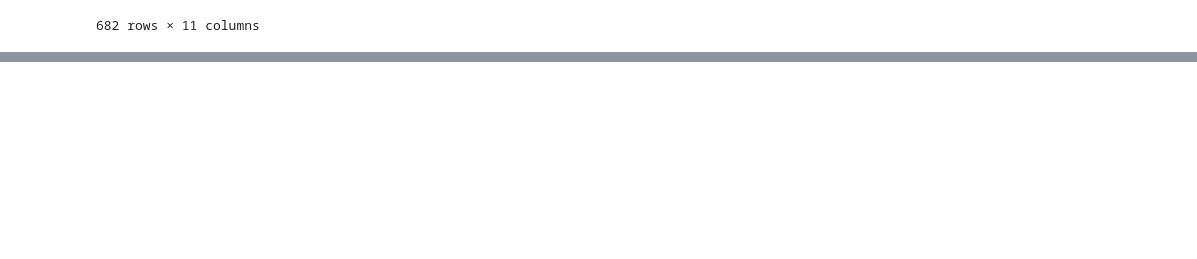
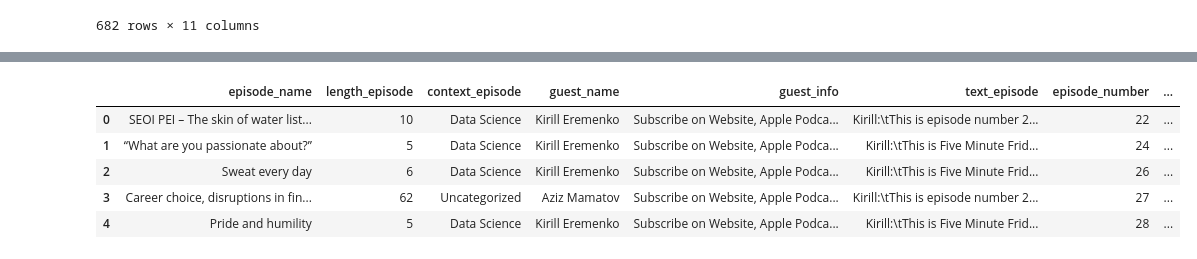
Before and after one commit to ashamaheshwari/SDS_podcast_analysis, a Jupyter notebook: notebooks/SDS_Text_Cleaning_2.ipynb, the cells around one changed output, grey strips where cells are left out. Drawn from its saved outputs; the diff is of its cells as text; code cells hidden in the pictures; blank space fills up the shorter version.

```diff
--- a/notebooks/SDS_Text_Cleaning_2.ipynb
+++ b/notebooks/SDS_Text_Cleaning_2.ipynb
@@ -261,0 +249,15 @@ sds['text_episode'].loc[151]
+# %%
+# function to create dataframe with non datascience episodes
+def subset_by_episode_name(df, episode_names):
+    return df[df['episode_name'].isin(episode_names)]
+# %%
+non_datascience = subset_by_episode_name(sds, topics).reset_index(drop = True)
+# %%
+non_datascience.head()
+# %% [output]
+|  | episode_name | length_episode | context_episode | guest_name | guest_info | text_episode | episode_number | ... |
+| 0 | SEOI PEI – The skin of water list... | 10 | Data Science | Kirill Eremenko | Subscribe on Website, Apple Podca... | Kirill:\tThis is episode number 2... | 22 | ... |
+| 1 | “What are you passionate about?” | 5 | Data Science | Kirill Eremenko | Subscribe on Website, Apple Podca... | Kirill:\tThis is Five Minute Frid... | 24 | ... |
+| 2 | Sweat every day | 6 | Data Science | Kirill Eremenko | Subscribe on Website, Apple Podca... | Kirill:\tThis is Five Minute Frid... | 26 | ... |
+| 3 | Career choice, disruptions in fin... | 62 | Uncategorized | Aziz Mamatov | Subscribe on Website, Apple Podca... | Kirill:\tThis is episode number 2... | 27 | ... |
+| 4 | Pride and humility | 5 | Data Science | Kirill Eremenko | Subscribe on Website, Apple Podca... | Kirill:\tThis is Five Minute Frid... | 28 | ... |
```
Also changed, not shown: parts of 62 cells of this notebook, 2 other files.
